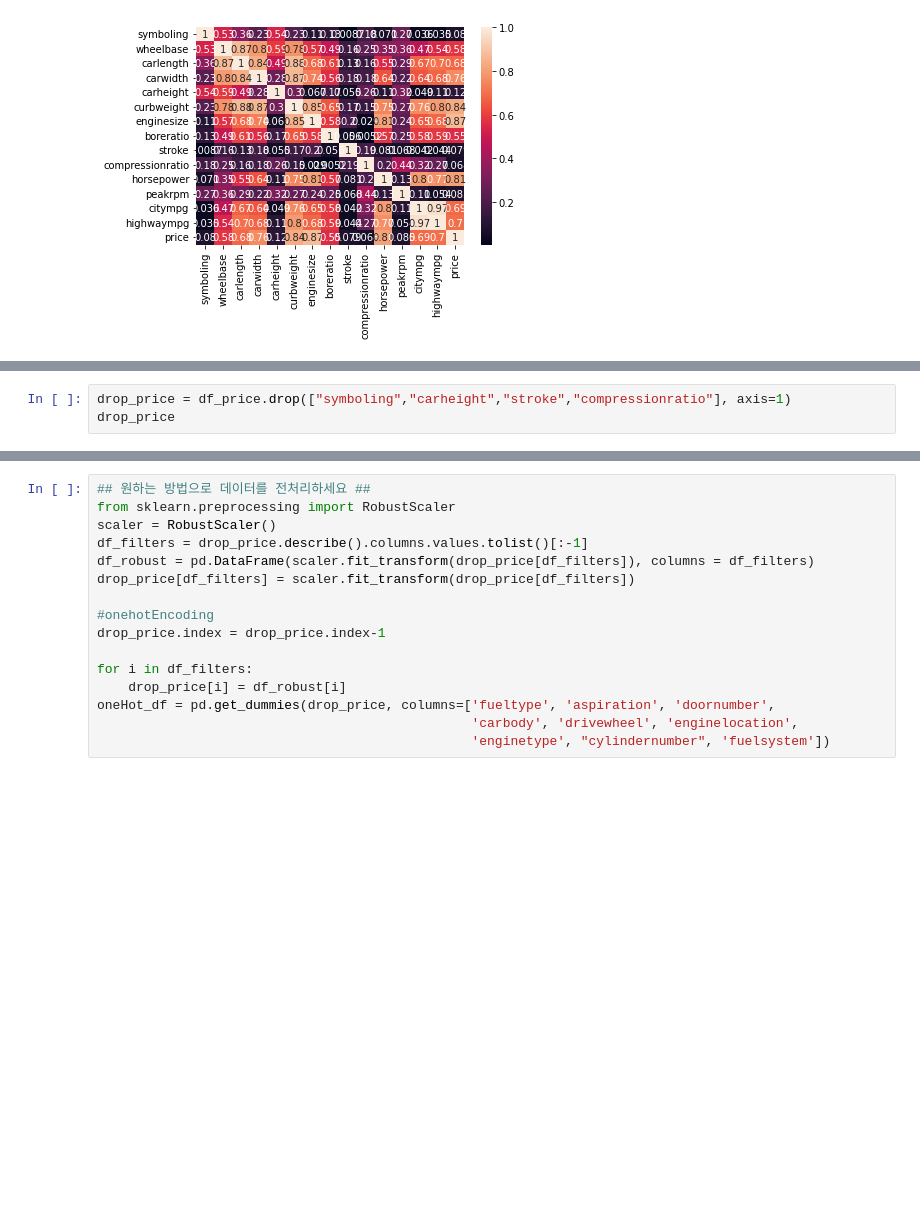
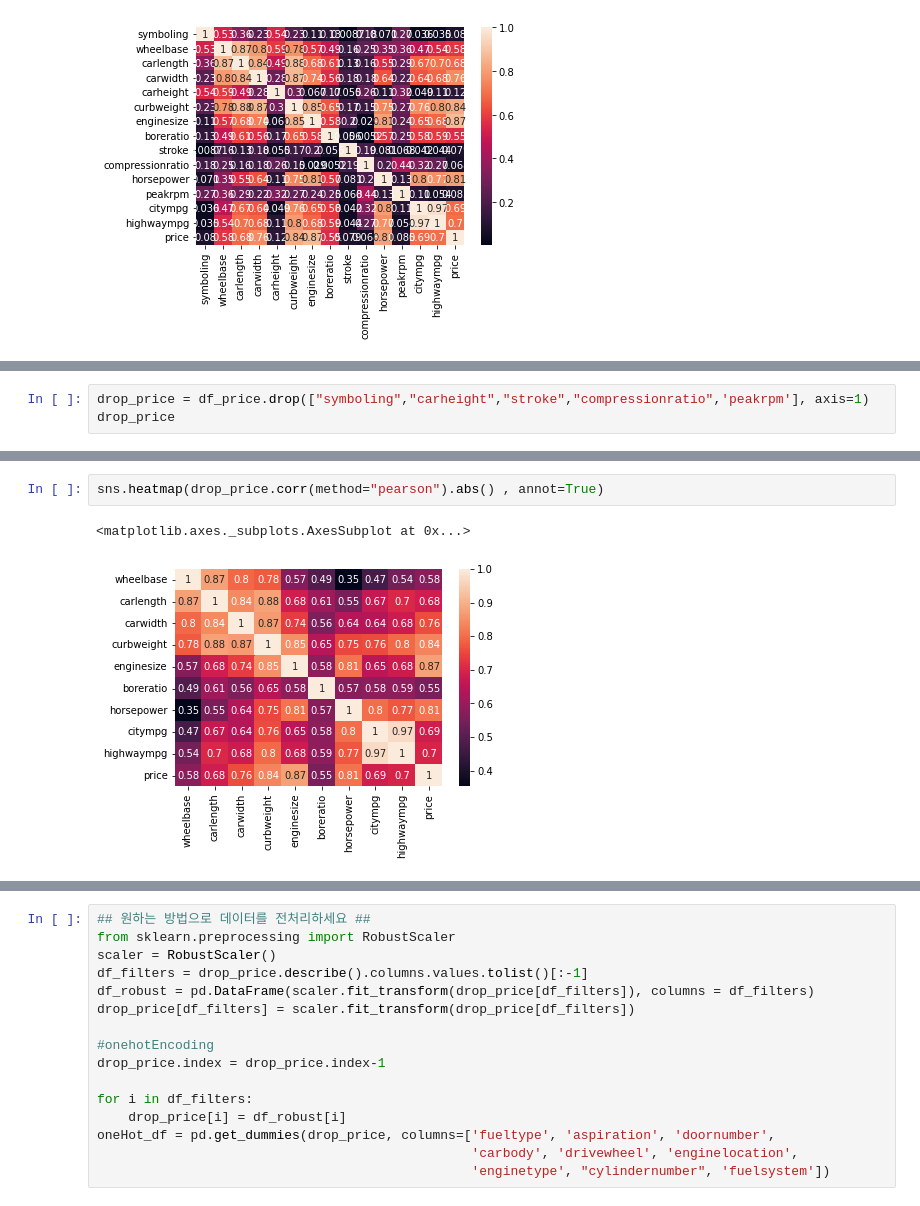
Before and after one commit to sub-blind/lecture_8.ipynb, a Jupyter notebook: Lecture8.ipynb, the cells around one changed output, grey strips where cells are left out. Cells and saved outputs as stored; diff of their text form; blank space fills up the shorter version.

```diff
--- a/Lecture8.ipynb
+++ b/Lecture8.ipynb
@@ -182,5 +182,5 @@ df_price.corr()
 # %%
-drop_price = df_price.drop(["symboling","carheight","stroke","compressionratio"], axis=1)
+drop_price = df_price.drop(["symboling","carheight","stroke","compressionratio",'peakrpm'], axis=1)
 drop_price
 # %% [output]
 |  | fueltype | aspiration | doornumber | carbody | drivewheel | enginelocation | wheelbase | carlength | carwidth | ... |
@@ -199,0 +200,5 @@ drop_price
+# %%
+sns.heatmap(drop_price.corr(method="pearson").abs() , annot=True)
+# %% [output]
+<matplotlib.axes._subplots.AxesSubplot at 0x...>
+[figure, added]
```
Also changed, not shown: parts of 6 cells of this notebook.
